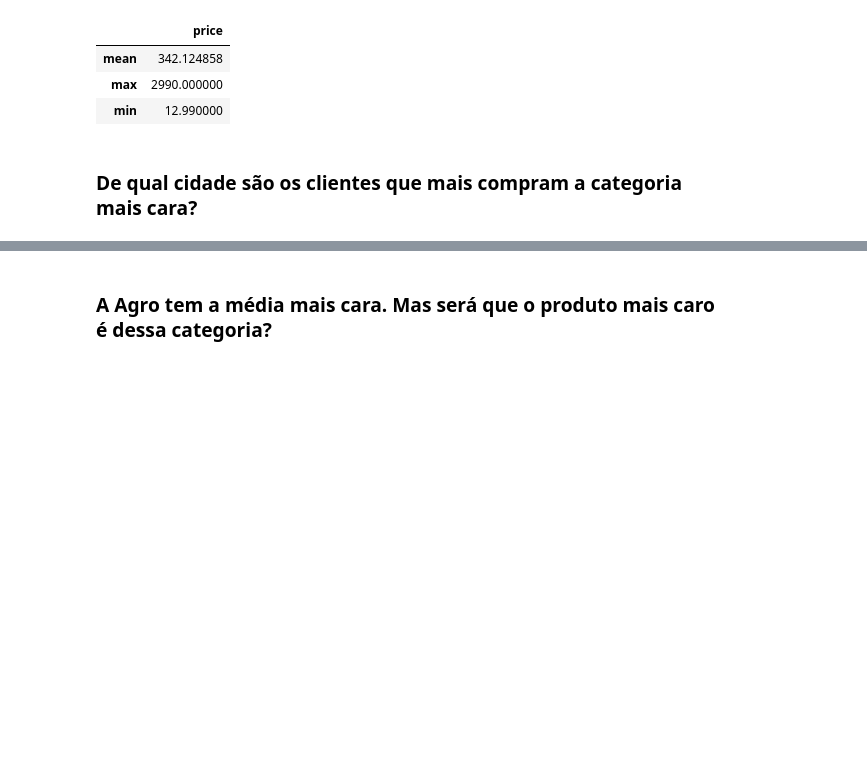
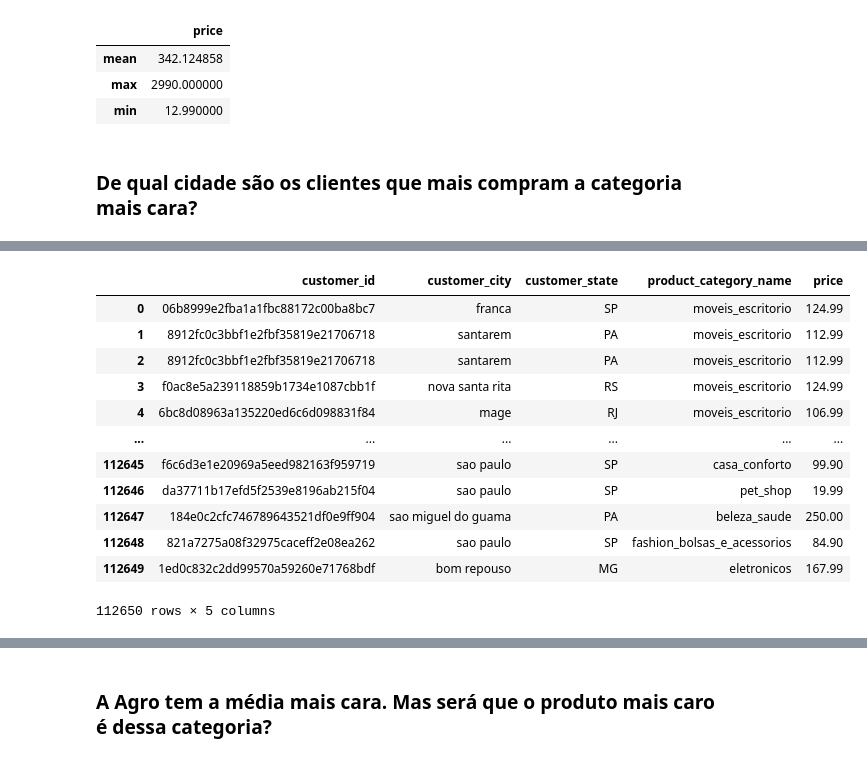
Before and after one commit to Marcus-Bernard0/Data-Science-projects, a Jupyter notebook: 2 - Ecommerce/Projeto.ipynb, the cells around one changed output, grey strips where cells are left out. Drawn from its saved outputs; the diff is of its cells as text; code cells hidden in the pictures; blank space fills up the shorter version.

Commit message:
'novas_analises'

```diff
--- a/2 - Ecommerce/Projeto.ipynb
+++ b/2 - Ecommerce/Projeto.ipynb
@@ -102,7 +102,7 @@ dfReviews
 # %% [markdown]
 ### Orders
 # %%
-dfOrders = pd.read_csv('olist_orders_dataset.csv')
+dfOrders = pd.read_csv('data/olist_orders_dataset.csv')
 dfOrders.head()
 # %% [output]
 |  | order_id | customer_id | order_status | order_purchase_timestamp | order_approved_at | order_delivered_carrier_date | ... |
@@ -285,0 +299,17 @@ pd.DataFrame(dfAgro['price'].agg(['mean', 'max', 'min']))
+# %%
+dfCustomersMerge2 = dfCustomersMerge[['customer_id', 'customer_city', 'customer_state', 'product_category_name', 'price']]
+dfCustomersMerge2
+# %% [output]
+|  | customer_id | customer_city | customer_state | product_category_name | price |
+| 0 | 06b8999e2fba1a1fbc88172c00ba8bc7 | franca | SP | moveis_escritorio | 124.99 |
+| 1 | 8912fc0c3bbf1e2fbf35819e21706718 | santarem | PA | moveis_escritorio | 112.99 |
+| 2 | 8912fc0c3bbf1e2fbf35819e21706718 | santarem | PA | moveis_escritorio | 112.99 |
+| 3 | f0ac8e5a239118859b1734e1087cbb1f | nova santa rita | RS | moveis_escritorio | 124.99 |
+| 4 | 6bc8d08963a135220ed6c6d098831f84 | mage | RJ | moveis_escritorio | 106.99 |
+| ... | ... | ... | ... | ... | ... |
+| 112645 | f6c6d3e1e20969a5eed982163f959719 | sao paulo | SP | casa_conforto | 99.90 |
+| 112646 | da37711b17efd5f2539e8196ab215f04 | sao paulo | SP | pet_shop | 19.99 |
+| 112647 | 184e0c2cfc746789643521df0e9ff904 | sao miguel do guama | PA | beleza_saude | 250.00 |
+| 112648 | 821a7275a08f32975caceff2e08ea262 | sao paulo | SP | fashion_bolsas_e_acessorios | 84.90 |
+| 112649 | 1ed0c832c2dd99570a59260e71768bdf | bom repouso | MG | eletronicos | 167.99 |
+112650 rows × 5 columns
```
Also changed, not shown: parts of 16 cells of this notebook.
